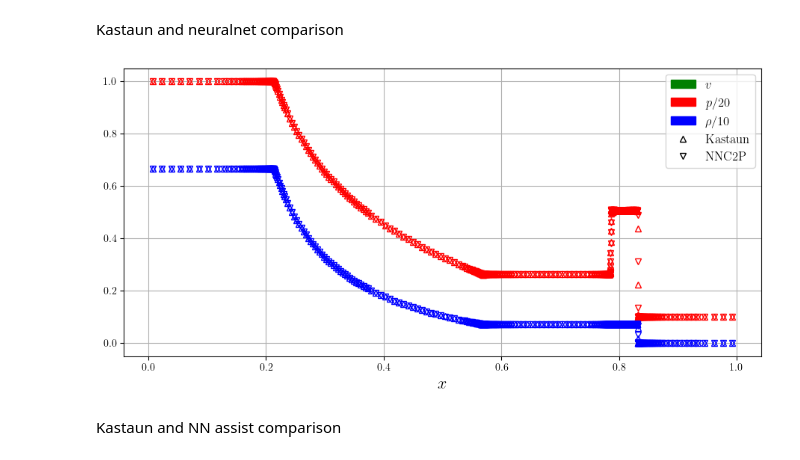
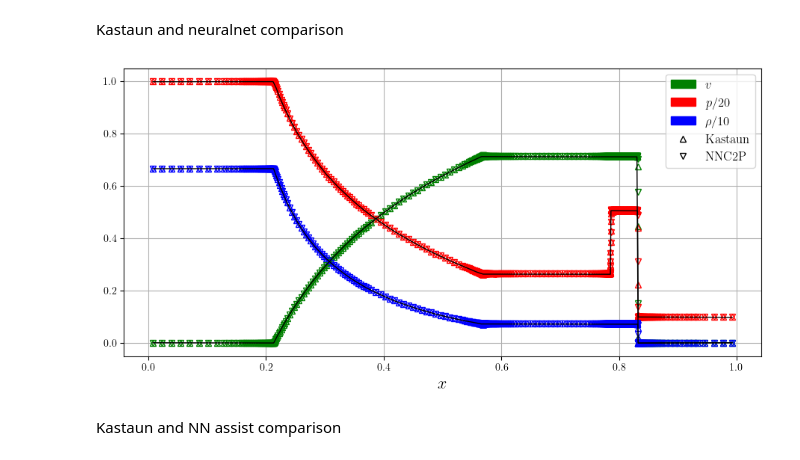
Before and after one commit to ThibeauWouters/MLC2P, a Jupyter notebook: Code/gmunu_plots.ipynb, the cells around one changed output. Saved outputs shown, nothing was run; the diff lists cells and outputs as text; code cells hidden in the pictures.

```diff
--- a/Code/gmunu_plots.ipynb
+++ b/Code/gmunu_plots.ipynb
@@ -33,4 +33,6 @@ The autoreload extension is already loaded. To reload it, use:
 def gamma(field, data):
     return  np.sqrt( 1.0 + (data['W_vel1']**2) )
 def veloc1(field, data):
-    return
+    return data['W_vel1'] / data['gamma']
+def press(field, data):
+    return ( eos_gamma - 1.0 ) * data['e']
@@ -444,4 +450,8 @@ mock_table_shock.add_field( ('amrvac','veloc1'), function=veloc1, sampling_type=
 assist_shock = yt.load(os.path.join(master_dir, "Data/assist_shock.dat"))
 assist_shock.add_field( ('amrvac','gamma'), function=gamma, sampling_type='cell')
 assist_shock.add_field( ('amrvac','veloc1'), function=veloc1, sampling_type='cell')
+
+exact_shocktube_press = np.loadtxt("../Data/convergence_results/conv_shocktube/exact_shocktube_press.txt", delimiter=",")
+exact_shocktube_rho   = np.loadtxt("../Data/convergence_results/conv_shocktube/exact_shocktube_rho.txt", delimiter=",")
+exact_shocktube_v     = np.loadtxt("../Data/convergence_results/conv_shocktube/exact_shocktube_v.txt", delimiter=",")
 # %% [output]
@@ -485,6 +495,21 @@ import matplotlib.patches as mpatches
 import matplotlib.lines as mlines
 # %% [markdown]
 Kastaun and neuralnet comparison
+# %%
+# Exact values for this simulation
+# Have to get at other grid points using interpolation, use kastaun
+srt = kastaun_srt
+x_kastaun = np.array(plotdata_kastaun['x'][srt])
+exact_shocktube_press_2 = np.interp(x_kastaun, exact_shocktube_press[:, 0], exact_shocktube_press[:, 1])
+exact_shocktube_rho_2 = np.interp(x_kastaun, exact_shocktube_rho[:, 0], exact_shocktube_rho[:, 1])
+exact_shocktube_v_2 = np.interp(x_kastaun, exact_shocktube_v[:, 0], exact_shocktube_v[:, 1])
+
+# Same for the neuralnet
+srt = neuralnet_srt
+x_neuralnet = np.array(plotdata_neuralnet['x'][srt])
+exact_shocktube_press_3 = np.interp(x_neuralnet, exact_shocktube_press[:, 0], exact_shocktube_press[:, 1])
+exact_shocktube_rho_3 = np.interp(x_neuralnet, exact_shocktube_rho[:, 0], exact_shocktube_rho[:, 1])
+exact_shocktube_v_3 = np.interp(x_neuralnet, exact_shocktube_v[:, 0], exact_shocktube_v[:, 1])
 # %%
 plotdata_list = [plotdata_kastaun, plotdata_neuralnet]
 labels = ["Kastaun", "NNC2P"]
@@ -499,40 +524,42 @@ small_delta = 0
 # Limit:
 # 2 -- don't plot mock EOS table
 # 3 -- plot mock EOS table
 limit = 2
 plt.figure(figsize=(11,5))
+
+# Plot the exact solution
+plt.plot(x_kastaun, exact_shocktube_rho_2, linestyle='-', color = "black", lw = lw, zorder=1000)
+plt.plot(x_kastaun, exact_shocktube_v_2, linestyle='-', color = "black", lw = lw, zorder=1000)
+plt.plot(x_kastaun, exact_shocktube_press_2, linestyle='-', color = "black", lw = lw, zorder=1000)
+
 for i, plotdata in enumerate(plotdata_list[:limit]):
     # Sort the ray values by 'x' so there are no discontinuities in the line plot
     srt = np.argsort(plotdata['x'])
-    # Exact values for this simulation
-#     if i == 0:
-#         plt.plot(np.array(plotdata['x'][srt]), np.array(plotdata['rho'][srt]/10), linestyle='-', color = "black", lw = lw, zorder=1000)
-#         plt.plot(np.array(plotdata['x'][srt]), np.array(plotdata['press'][srt]/20), linestyle='-', color = "black", lw = lw, zorder=1000)
-#         plt.plot(np.array(plotdata['x'][srt]), np.array(plotdata['veloc1'][srt]), linestyle='-', color = "black", lw = lw, zorder=1000)
+
     # Difference with numerical solution
     # Plot them
+    plt.plot(np.array(plotdata['x'][srt]), np.array(plotdata['veloc1'][srt]), linestyle='', color = "green", marker=markers[i], fillstyle=fillstyle, lw = lw)
     plt.plot(np.array(plotdata['x'][srt]), np.array(plotdata['rho'][srt]/10), linestyle='', color = "red", marker=markers[i], fillstyle=fillstyle, lw = lw)
     plt.plot(np.array(plotdata['x'][srt]), np.array(plotdata['press'][srt]/20), linestyle='', color = "blue", marker=markers[i], fillstyle=fillstyle, lw = lw)
-#     plt.plot(np.array(plotdata['x'][srt]), np.array(plotdata['veloc1'][srt]), linestyle='', color = "green", marker=markers[i], fillstyle=fillstyle, lw = lw)
 
 # Make a nice plot
 plt.xlabel(r"$x$")
 plt.grid()
 # Nice legend:
 # Define custom legend handles and labels
 legend_handles = [
     mpatches.Patch(color='green'),
     mpatches.Patch(color='red'),
     mpatches.Patch(color='blue'),
     mlines.Line2D([], [], marker='^', color='black', linestyle='None', fillstyle="none"),
     mlines.Line2D([], [], marker='v', color='black', linestyle='None', fillstyle="none")
 ]
 legend_labels = [r'$v$', r'$p/20$', r'$\rho/10$', 'Kastaun', 'NNC2P']
 plt.legend(legend_handles, legend_labels, fontsize=12)
 plt.savefig(os.path.join(master_dir, "Plots/Final/shocktube_rho_kastaun_neuralnet.pdf"), bbox_inches='tight')
 plt.show()
 # %% [output]
-[figure, old version]
+[figure, new version]
 # %% [markdown]
 Kastaun and NN assist comparison
 # %%
```
Also changed, not shown: parts of 51 cells of this notebook, 21 other files.
